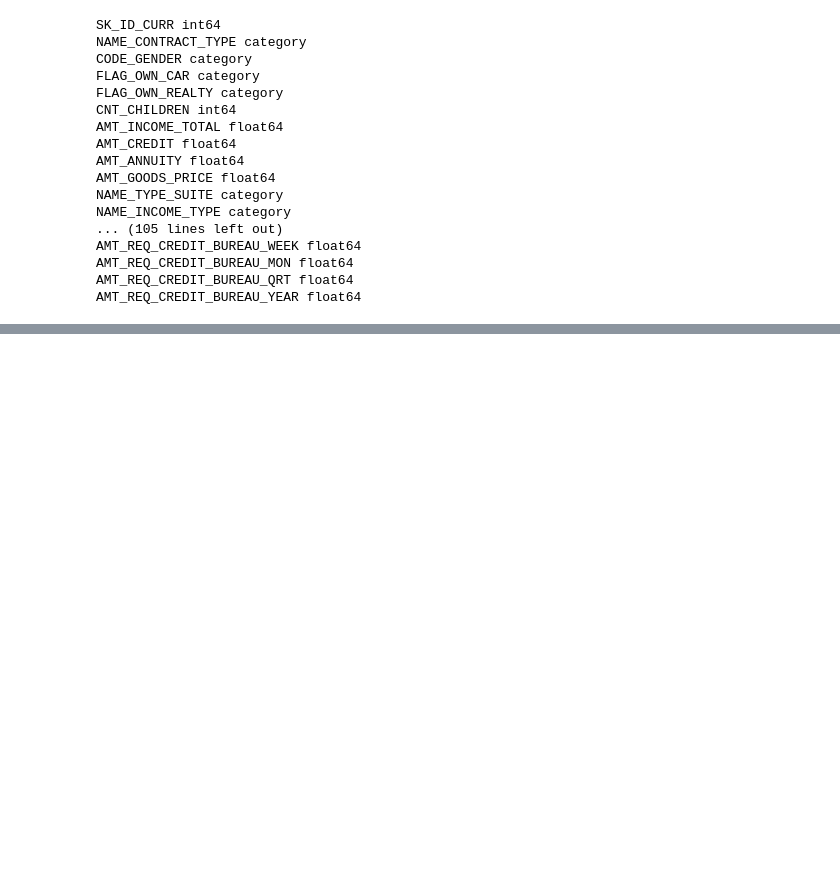
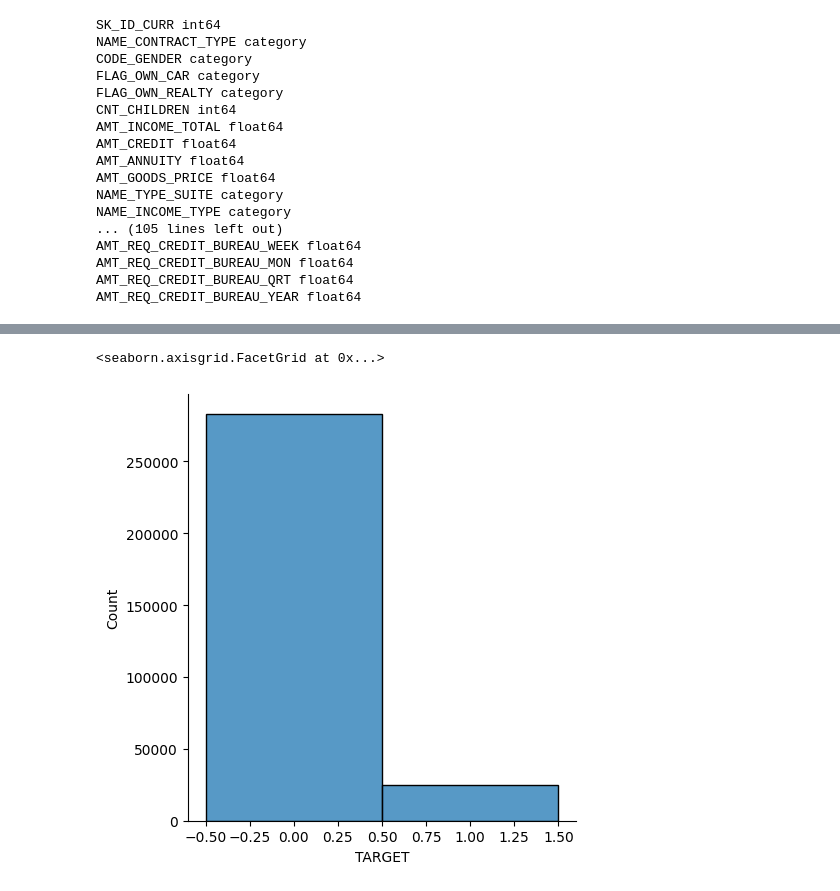
Before and after one commit to VladFo01/eda_and_supervised_learning-lab, a Jupyter notebook: lab.ipynb, the cells around one changed output, grey strips where cells are left out. Saved outputs shown, nothing was run; the diff lists cells and outputs as text; code cells hidden in the pictures; blank space fills up the shorter version.

```diff
--- a/lab.ipynb
+++ b/lab.ipynb
@@ -116,0 +164,6 @@ AMT_REQ_CREDIT_BUREAU_YEAR float64
+# %%
+train_mode_values = train_data[numerical_features].mode()
+test_mode_values = test_data[numerical_features].mode()
+# %%
+train_data[numerical_features] = train_data[numerical_features].fillna(train_mean_values)
+train_data[categorical_features] = train_data[categorical_features].fillna(train_mode_values)
@@ -116,0 +196,11 @@ AMT_REQ_CREDIT_BUREAU_YEAR float64
+# %%
+# remove columns where we have a lot of duplicated data
+useless_columns = []
+
+data_description = train_data.describe(include='all')
+
+for column in data_description.columns:
+    if (data_description[column]['freq'] / data_description[column]['count']) > 0.99:
+        useless_columns.append(column)
+
+useless_columns
@@ -116,0 +226,6 @@ AMT_REQ_CREDIT_BUREAU_YEAR float64
+# %%
+for column in useless_columns:
+    categorical_features.remove(column)
+
+train_data.drop(columns=useless_columns, inplace=True)
+categorical_features
@@ -116,0 +250,6 @@ AMT_REQ_CREDIT_BUREAU_YEAR float64
+# %%
+import seaborn as sns
+sns.displot(train_data['TARGET'])
+# %% [output]
+<seaborn.axisgrid.FacetGrid at 0x...>
+[figure, added]
```
Also changed, not shown: parts of 26 cells of this notebook, 2 other files.
